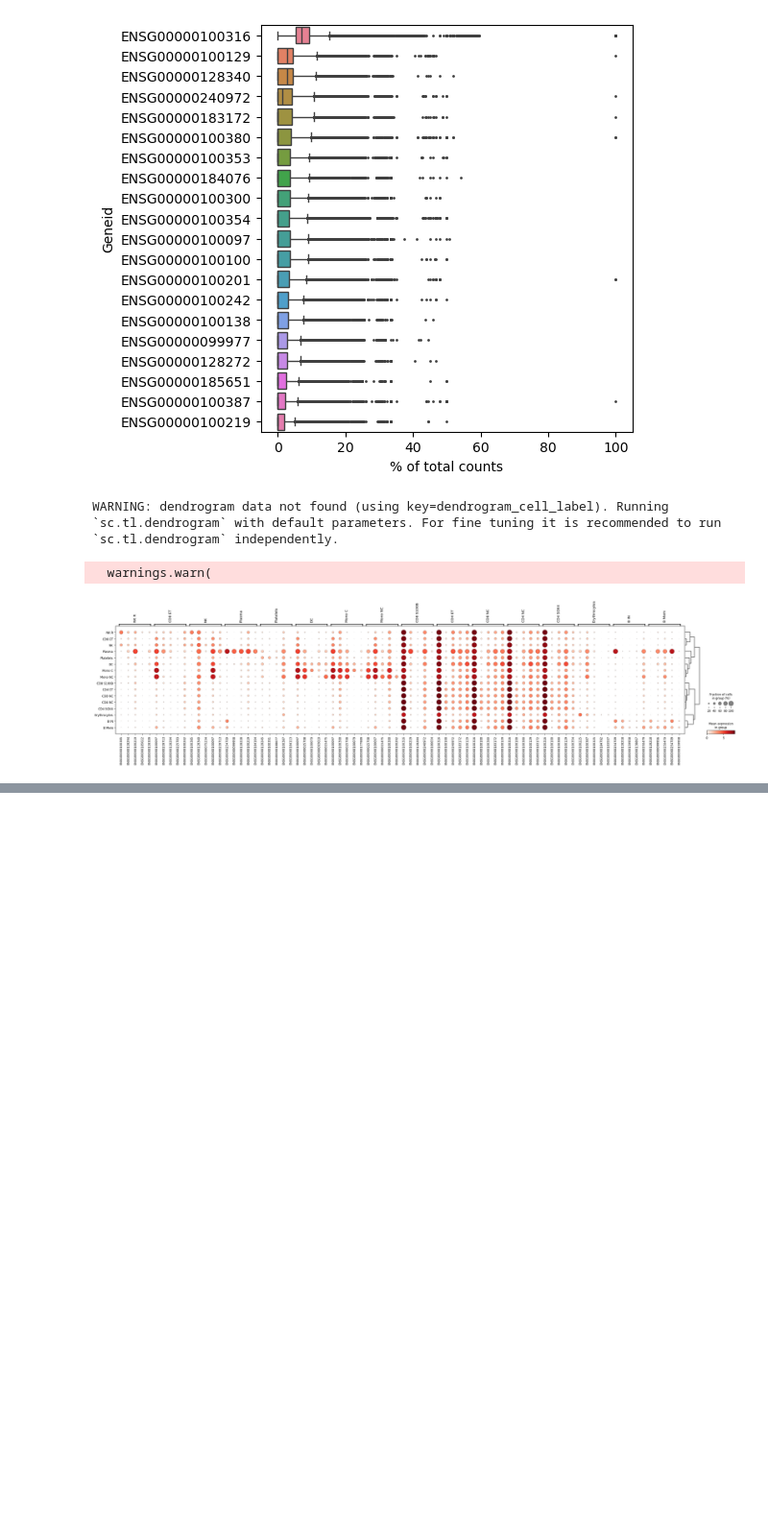
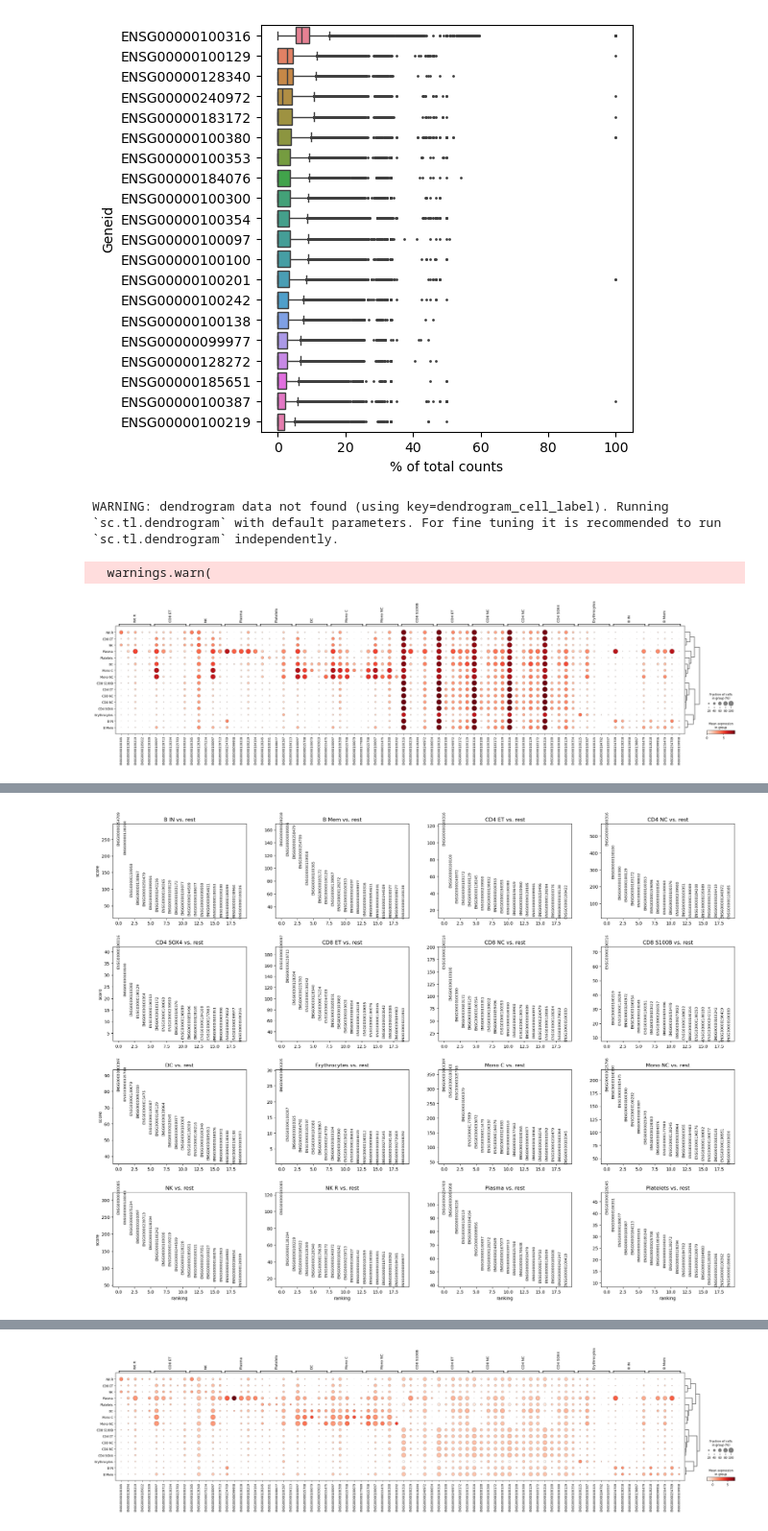
Before and after one commit to theislab/cellink, a Jupyter notebook: docs/notebooks/eval_data.ipynb, the cells around one changed output, grey strips where cells are left out. Shown at 96% size. Saved outputs shown, nothing was run; the diff lists cells and outputs as text; code cells hidden in the pictures; blank space fills up the shorter version.

```diff
--- a/docs/notebooks/eval_data.ipynb
+++ b/docs/notebooks/eval_data.ipynb
@@ -9,6 +9,8 @@ import cellink as cl
 from cellink.tl._burden_testing import *
 # %%
 data_chr22 = pd.read_pickle("/s/project/sys_gen_students/2024_2025/project04_rare_variant_sc/output/annotations/chr22_data.pkl")
+# %%
+adata_test =sc.read_h5ad("/s/project/sys_gen_students/2024_2025/project04_rare_variant_sc/output/plots/analysis_adata_test.h5ad")
 # %%
 adata = data_chr22.adata.copy()
 # %%
@@ -69,0 +76,7 @@ top_genes
+# %%
+out_path = "/s/project/sys_gen_students/2024_2025/project04_rare_variant_sc/output/plots"
+sc.settings.figdir = out_path
+sc.pl.rank_genes_groups(adata_test, n_genes=20, sharey=False, save=f"rank_genes.png")
+sc.pl.rank_genes_groups_dotplot(adata_test, n_genes=5, save=f"dotplot_rank_genes.png")
+sc.pl.highest_expr_genes(adata_test, n_top=20,save=f"highest_expr_genes.png")
+# %% [output]
@@ -69,0 +84 @@ top_genes
+[figure, added]
@@ -69,0 +87 @@ top_genes
+[figure, added]
```
Also changed, not shown: parts of 2 cells of this notebook, 3 other files.
